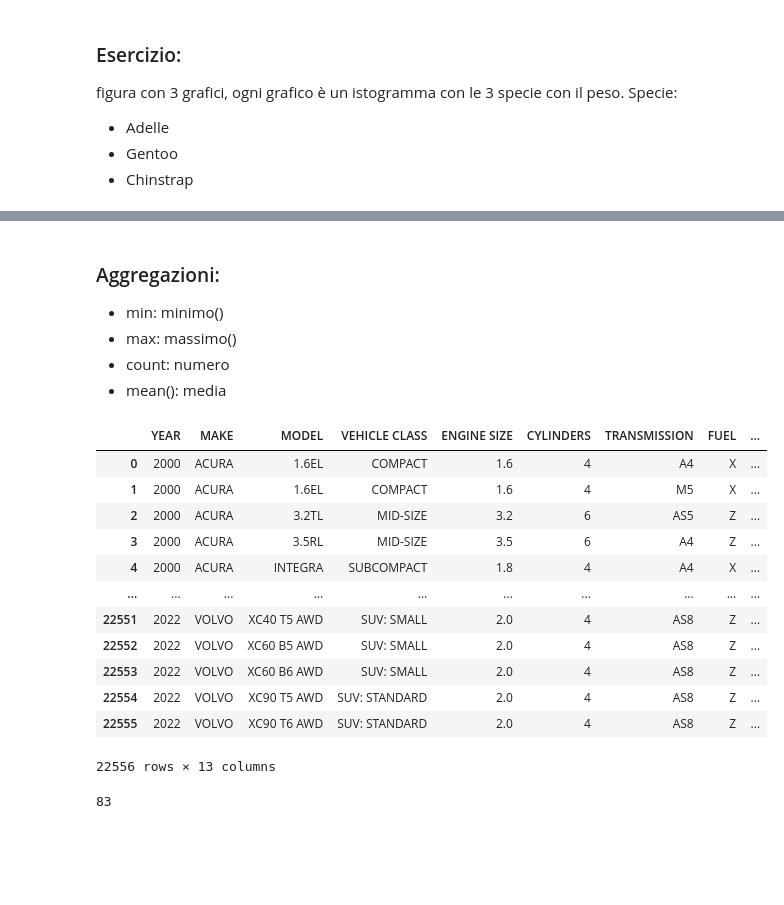
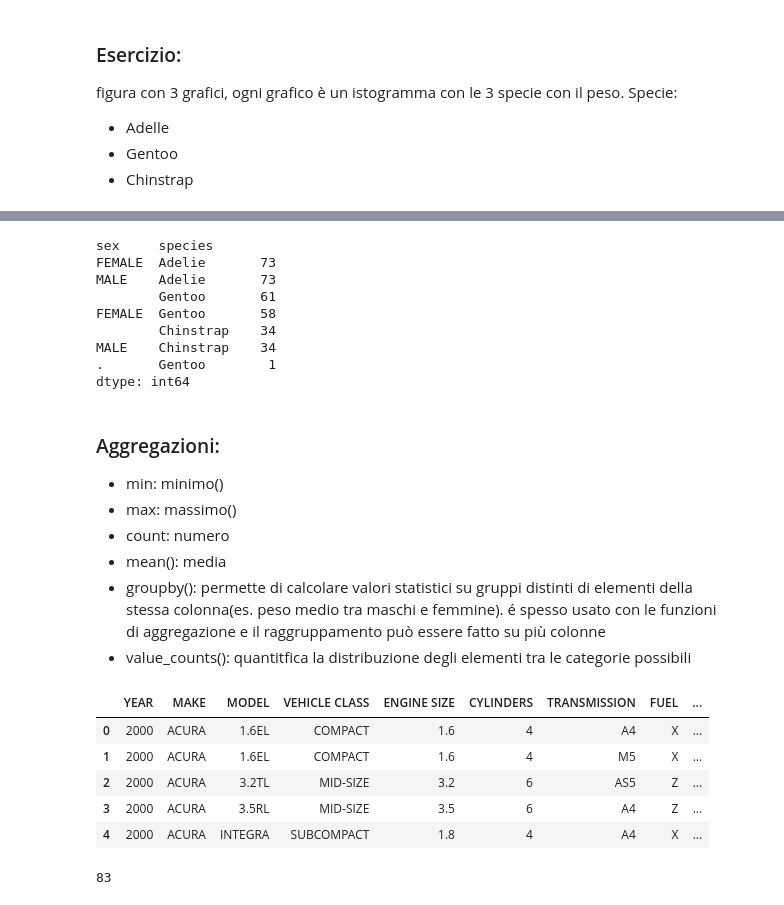
Before and after one commit to miglio-RE/microrobotica, a Jupyter notebook: Pandas.ipynb, the cells around one changed output, grey strips where cells are left out. Cells and saved outputs as stored; diff of their text form; code cells hidden in the pictures; blank space fills up the shorter version.

```diff
--- a/Pandas.ipynb
+++ b/Pandas.ipynb
@@ -296,3 +303,15 @@ plt.show()
+# %%
+data[["sex", "species"]].value_counts()
+# %% [output]
+sex     species
+FEMALE  Adelie       73
+MALE    Adelie       73
+        Gentoo       61
+FEMALE  Gentoo       58
+        Chinstrap    34
+MALE    Chinstrap    34
+.       Gentoo        1
+dtype: int64
 # %% [markdown]
 ### Aggregazioni:
 
@@ -300,23 +319,18 @@ plt.show()
 - max: massimo()
 - count: numero
 - mean(): media
+- groupby(): permette di calcolare valori statistici su gruppi distinti di elementi della stessa colonna(es. peso medio tra maschi e femmine). é spesso usato con le funzioni di aggregazione e il raggruppamento può essere  fatto su più colonne
+- value_counts(): quantitfica la distribuzione degli elementi tra le categorie possibili
 # %%
 data_auto=pd.read_csv("./Fuel_Consumption_2000-2022.csv")
-data_auto
+data_auto.head()
 # %% [output]
 |  | YEAR | MAKE | MODEL | VEHICLE CLASS | ENGINE SIZE | CYLINDERS | TRANSMISSION | FUEL | ... |
 | 0 | 2000 | ACURA | 1.6EL | COMPACT | 1.6 | 4 | A4 | X | ... |
 | 1 | 2000 | ACURA | 1.6EL | COMPACT | 1.6 | 4 | M5 | X | ... |
 | 2 | 2000 | ACURA | 3.2TL | MID-SIZE | 3.2 | 6 | AS5 | Z | ... |
 | 3 | 2000 | ACURA | 3.5RL | MID-SIZE | 3.5 | 6 | A4 | Z | ... |
 | 4 | 2000 | ACURA | INTEGRA | SUBCOMPACT | 1.8 | 4 | A4 | X | ... |
-| ... | ... | ... | ... | ... | ... | ... | ... | ... | ... |
-| 22551 | 2022 | VOLVO | XC40 T5 AWD | SUV: SMALL | 2.0 | 4 | AS8 | Z | ... |
-| 22552 | 2022 | VOLVO | XC60 B5 AWD | SUV: SMALL | 2.0 | 4 | AS8 | Z | ... |
-| 22553 | 2022 | VOLVO | XC60 B6 AWD | SUV: SMALL | 2.0 | 4 | AS8 | Z | ... |
-| 22554 | 2022 | VOLVO | XC90 T5 AWD | SUV: STANDARD | 2.0 | 4 | AS8 | Z | ... |
-| 22555 | 2022 | VOLVO | XC90 T6 AWD | SUV: STANDARD | 2.0 | 4 | AS8 | Z | ... |
-22556 rows × 13 columns
 # %%
 data_auto["EMISSIONS"].min()
 # %% [output]
```
Also changed, not shown: parts of 16 cells of this notebook, 10 other files.
